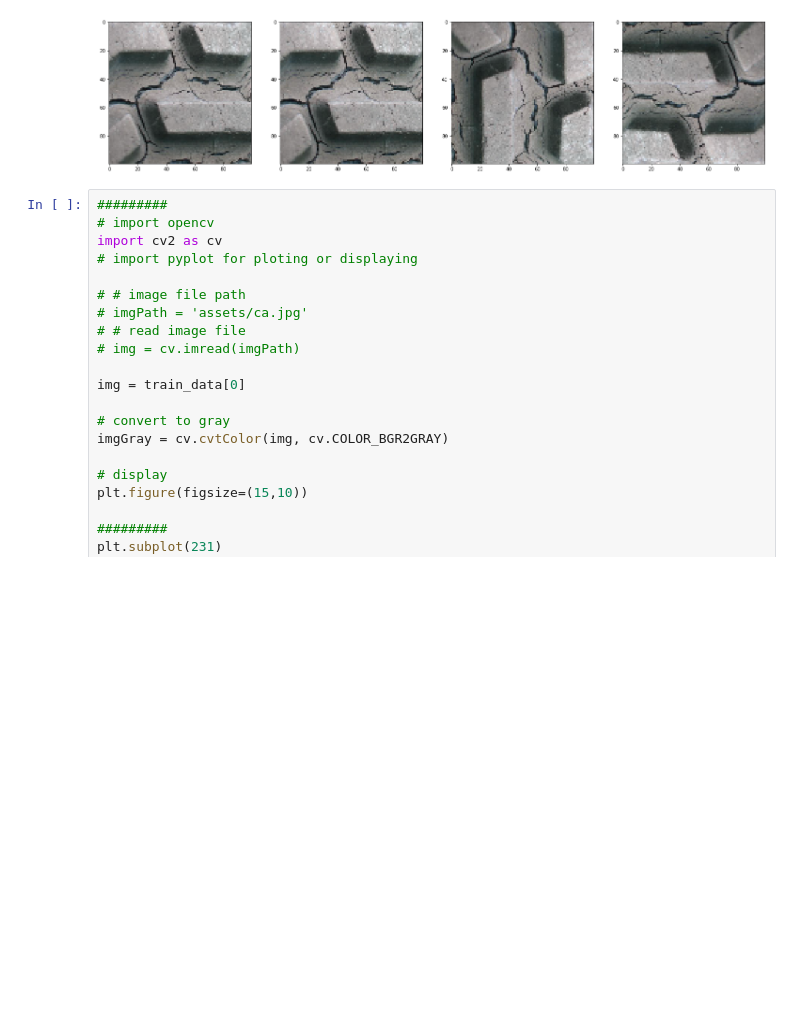
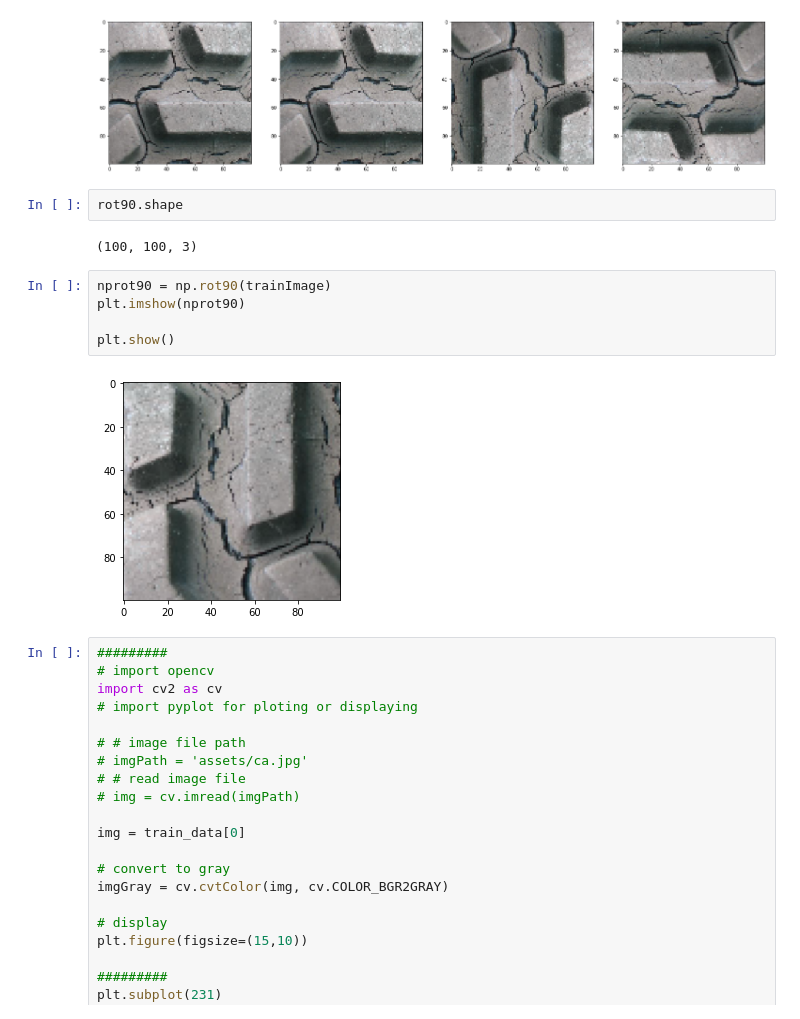
Before and after one commit to GavinK-ai/cv, a Jupyter notebook: myproject/cvPrj/cvPrj.ipynb, the cells around one changed output. Drawn from its saved outputs; the diff is of its cells as text; blank space fills up the shorter version.

```diff
--- a/myproject/cvPrj/cvPrj.ipynb
+++ b/myproject/cvPrj/cvPrj.ipynb
@@ -110,6 +110,17 @@ plt.imshow(imgflip)
 plt.show()
 # %% [output]
 [figure]
+# %%
+rot90.shape
+# %% [output]
+(100, 100, 3)
+# %%
+nprot90 = np.rot90(trainImage)
+plt.imshow(nprot90)
+
+plt.show()
+# %% [output]
+[figure, added]
 # %%
 #########
 # import opencv
```
Also changed, not shown: 2 other files.
